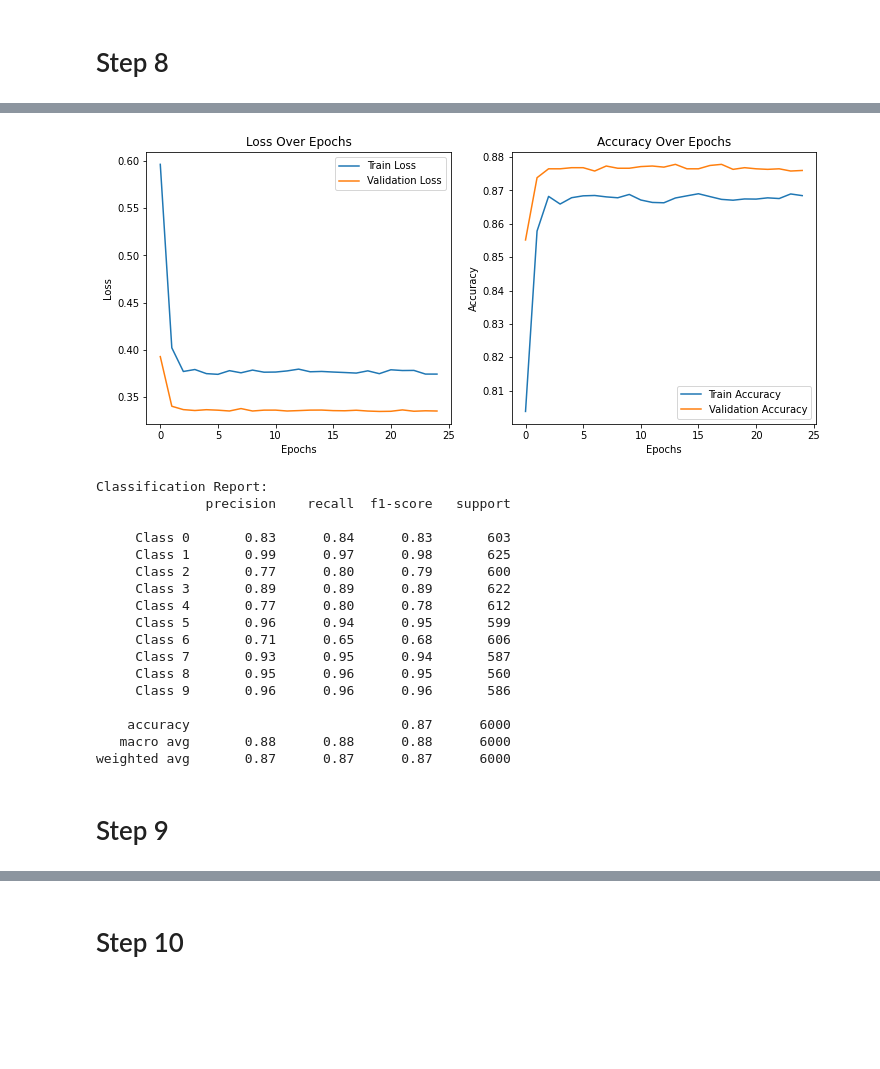
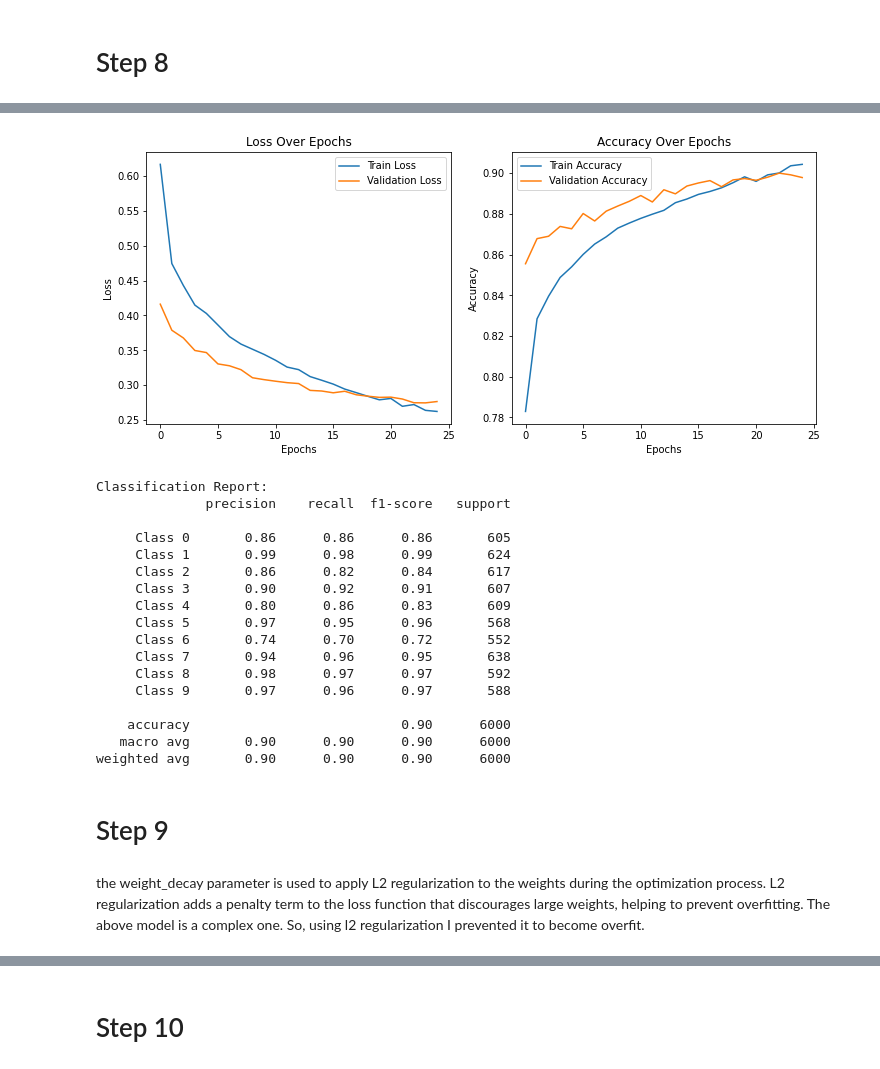
Before and after one commit to alex-abrehforoush/Homework, a Jupyter notebook: 9th sem/Deep Learning/2/Practical/DL_Homework2.ipynb, the cells around one changed output, grey strips where cells are left out. Cells and saved outputs as stored; diff of their text form; code cells hidden in the pictures; blank space fills up the shorter version.

```diff
--- a/9th sem/Deep Learning/2/Practical/DL_Homework2.ipynb
+++ b/9th sem/Deep Learning/2/Practical/DL_Homework2.ipynb
@@ -821,12 +844,43 @@ weighted avg       0.90      0.90      0.90      6000
+# %%
+# Design your neural network architecture
+class MyNNWithBatchNormalizationDropout(nn.Module):
+    # Constructor of the class
+    def __init__(self):
+        # Call the constructor of the parent class nn.Module
+        super(MyNNWithBatchNormalizationDropout, self).__init__()
+        self.flatten = nn.Flatten()
+        self.fc1 = nn.Linear(input_size, fc0_output_size)
+        self.bn1 = nn.BatchNorm1d(fc0_output_size)
+        self.relu1 = nn.ReLU()
+        self.dropout1 = nn.Dropout(0.6)
+        self.fc2 = nn.Linear(fc0_output_size, fc1_output_size)
+        self.bn2 = nn.BatchNorm1d(fc1_output_size)
+        self.relu2 = nn.ReLU()
+        self.dropout2 = nn.Dropout(0.6)
+        self.fc3 = nn.Linear(fc1_output_size, fc4_output_size)
+
+    def forward(self, x):
+        x = self.flatten(x)
+        x = self.fc1(x)
+        x = self.bn1(x)
+        x = self.relu1(x)
+        x = self.dropout1(x)
+        x = self.fc2(x)
+        x = self.bn2(x)
+        x = self.relu2(x)
+        x = self.dropout2(x)
+        x = self.fc3(x)
+
+        return x
 # %%
 # First strategy:
 # Initialize the model
-model_adam_dropout_batchnorm_lrdecay_exp = MyNNWithDropoutBatchNormalization().cuda()
+model_adam_batchnorm_dropout_lrdecay_exp = MyNNWithBatchNormalizationDropout().cuda()
 
 # Choose Optimizer
-optimizer_adam_dropout_batchnorm_lrdecay_exp = optim.Adam(model_adam_dropout_batchnorm_lrdecay_exp.parameters(), lr = 0.001)
+optimizer_adam_batchnorm_dropout_lrdecay_exp = optim.Adam(model_adam_batchnorm_dropout_lrdecay_exp.parameters(), lr = 0.001)
 # %%
-train_losses_adam_dropout_batchnorm_lrdecay_exp, train_accuracies_adam_dropout_batchnorm_lrdecay_exp, val_losses_adam_dropout_batchnorm_lrdecay_exp, val_accuracies_adam_dropout_batchnorm_lrdecay_exp = trainNNWithDecay(
-    model_adam_dropout_batchnorm_lrdecay_exp, optimizer_adam_dropout_batchnorm_lrdecay_exp, criterion, train_loader, val_loader, num_epochs = 25, lr_decay = 'exp', gamma = 0.1
+train_losses_adam_batchnorm_dropout_lrdecay_exp, train_accuracies_adam_batchnorm_dropout_lrdecay_exp, val_losses_adam_batchnorm_dropout_lrdecay_exp, val_accuracies_adam_batchnorm_dropout_lrdecay_exp = trainNNWithDecay(
+    model_adam_batchnorm_dropout_lrdecay_exp, optimizer_adam_batchnorm_dropout_lrdecay_exp, criterion, train_loader, val_loader, num_epochs = 25, lr_decay = 'exp', gamma = 0.95
 )
 # %% [output]
@@ -850,26 +904,26 @@ Validation Loss: 0.3351, Validation Acc: 0.8760
-# %%
-plottt(train_losses_adam_dropout_batchnorm_lrdecay_exp, val_losses_adam_dropout_batchnorm_lrdecay_exp, train_accuracies_adam_dropout_batchnorm_lrdecay_exp, val_accuracies_adam_dropout_batchnorm_lrdecay_exp)
-# %% [output]
-[figure, removed]
+# %%
+plottt(train_losses_adam_batchnorm_dropout_lrdecay_exp, val_losses_adam_batchnorm_dropout_lrdecay_exp, train_accuracies_adam_batchnorm_dropout_lrdecay_exp, val_accuracies_adam_batchnorm_dropout_lrdecay_exp)
+# %% [output]
+[figure, added]
 # %%
-test(model_adam_dropout_batchnorm_lrdecay_exp, test_loader)
+test(model_adam_batchnorm_dropout_lrdecay_exp, test_loader)
 # %% [output]
 Classification Report:
               precision    recall  f1-score   support
 
-     Class 0       0.83      0.84      0.83       603
-     Class 1       0.99      0.97      0.98       625
-     Class 2       0.77      0.80      0.79       600
-     Class 3       0.89      0.89      0.89       622
-     Class 4       0.77      0.80      0.78       612
-     Class 5       0.96      0.94      0.95       599
-     Class 6       0.71      0.65      0.68       606
-     Class 7       0.93      0.95      0.94       587
-     Class 8       0.95      0.96      0.95       560
-     Class 9       0.96      0.96      0.96       586
+     Class 0       0.86      0.86      0.86       605
+     Class 1       0.99      0.98      0.99       624
+     Class 2       0.86      0.82      0.84       617
+     Class 3       0.90      0.92      0.91       607
+     Class 4       0.80      0.86      0.83       609
+     Class 5       0.97      0.95      0.96       568
+     Class 6       0.74      0.70      0.72       552
+     Class 7       0.94      0.96      0.95       638
+     Class 8       0.98      0.97      0.97       592
+     Class 9       0.97      0.96      0.97       588
 
-    accuracy                           0.87      6000
-   macro avg       0.88      0.88      0.88      6000
-weighted avg       0.87      0.87      0.87      6000
+    accuracy                           0.90      6000
+   macro avg       0.90      0.90      0.90      6000
+weighted avg       0.90      0.90      0.90      6000
 # %% [markdown]
 # Step 9
@@ -875,0 +969,2 @@ weighted avg       0.87      0.87      0.87      6000
+# %% [markdown]
+ the weight_decay parameter is used to apply L2 regularization to the weights during the optimization process. L2 regularization adds a penalty term to the loss function that discourages large weights, helping to prevent overfitting. The above model is a complex one. So, using l2 regularization I prevented it to become overfit.
```
Also changed, not shown: parts of 28 cells of this notebook, 1 other file.
